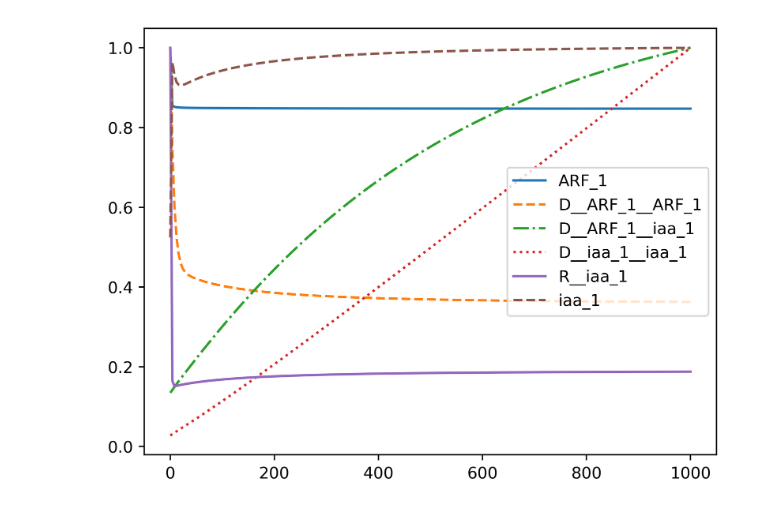
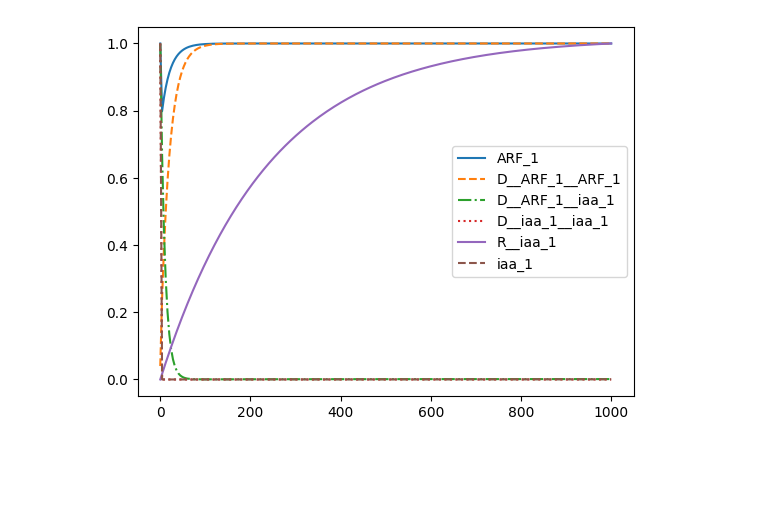
Before and after one commit to joeyshuttleworth/auxin_signalling_models, a Jupyter notebook: notebooks/reduced_model_example.ipynb, the cells around one changed output. Drawn from its saved outputs; the diff is of its cells as text; code cells hidden in the pictures; blank space fills up the shorter version.

```diff
--- a/notebooks/reduced_model_example.ipynb
+++ b/notebooks/reduced_model_example.ipynb
@@ -71,54 +64,47 @@ Matrix([[-D__ARF_1__ARF_1*k__G__ARF_1__ARF_1 - d__G__ARF_1__ARF_1, -D__ARF_1__AR
 # %%
 custom_parameters = \
-{'arf__d': 1.0,
- 'arf__k': 1.0,
+{'d__arf__all': 1.0,
+ 'k__arf__all': 1.0,
  'd__D__ARF_1__ARF_1': 0.1,
  'd__D__ARF_1__iaa_1': 0.1,
  'd__D__iaa_1__iaa_1': 100,
- 'd__G__ARF_1': 0.01,
  'd__G__ARF_1__ARF_1': 0.01,
- 'd__G__ARF_1__ARF_1__unbind__ARF_1': 0.0,
  'd__G__ARF_1__iaa_1': 0.01,
- 'd__G__ARF_1__iaa_1__unbind__iaa_1': 0.0,
  'd__R': 0.004166666666666667,
- 'd__iaa_1_x': 5000,
- 'iaa__d': 1.0,
- 'iaa__k': 0,
+ 'd__iaa_1__x': 5000,
+ 'd__iaa__all': 1.0,
  'k__D__ARF_1__ARF_1': 0.25,
  'k__D__ARF_1__iaa_1': 0.25,
  'k__D__iaa_1__iaa_1': 0.001,
- 'k__G__ARF_1': 0.1,
  'k__G__ARF_1__ARF_1': 0.1,
  'k__G__ARF_1__ARF_1__R__iaa_1': 1.0,
  'k__G__ARF_1__R__iaa_1': 1.0,
- 'k__G__ARF_1__bind__ARF_1': 0.0,
- 'k__G__ARF_1__bind__iaa_1': 0.0,
  'k__G__ARF_1__iaa_1': 0.1,
  'k__G__ARF_1__iaa_1__R__iaa_1': 1.0,
  'k__G__R__iaa_1': 1.0,
- 'k__R': 0.01,
  'k__RNA__IAA': 0.001,
- 'k__iaa_1': 0.0}
+'k__RNA__ARF': 1.0,
+}
 
 ts = np.linspace(0, 1000, 250)
 
 diff = { k : (custom_parameters[k], default_parameters[k]) for k in list(custom_parameters.keys()) + list(default_parameters.keys())
         if custom_parameters[k] != default_parameters[k]
        }
 
 output, success = solver(ts, custom_parameters,
                             default_initial_conditions,
                             1.0)
 import matplotlib.pyplot as plt
 from itertools import cycle
 lines = ["-","--","-.",":"]
 linecycler = cycle(lines)
 # output = output / output[:, i].max()
 
 for i in range(output.shape[1]):
     plt.plot(ts, output[:, i]/output[:, i].max() , label=list(default_initial_conditions)[i],
             linestyle=next(linecycler))
 plt.legend()
 plt.show()
 # %% [output]
-[figure, old version]
+[figure, new version]
```
Also changed, not shown: parts of 3 cells of this notebook, 3 other files.
